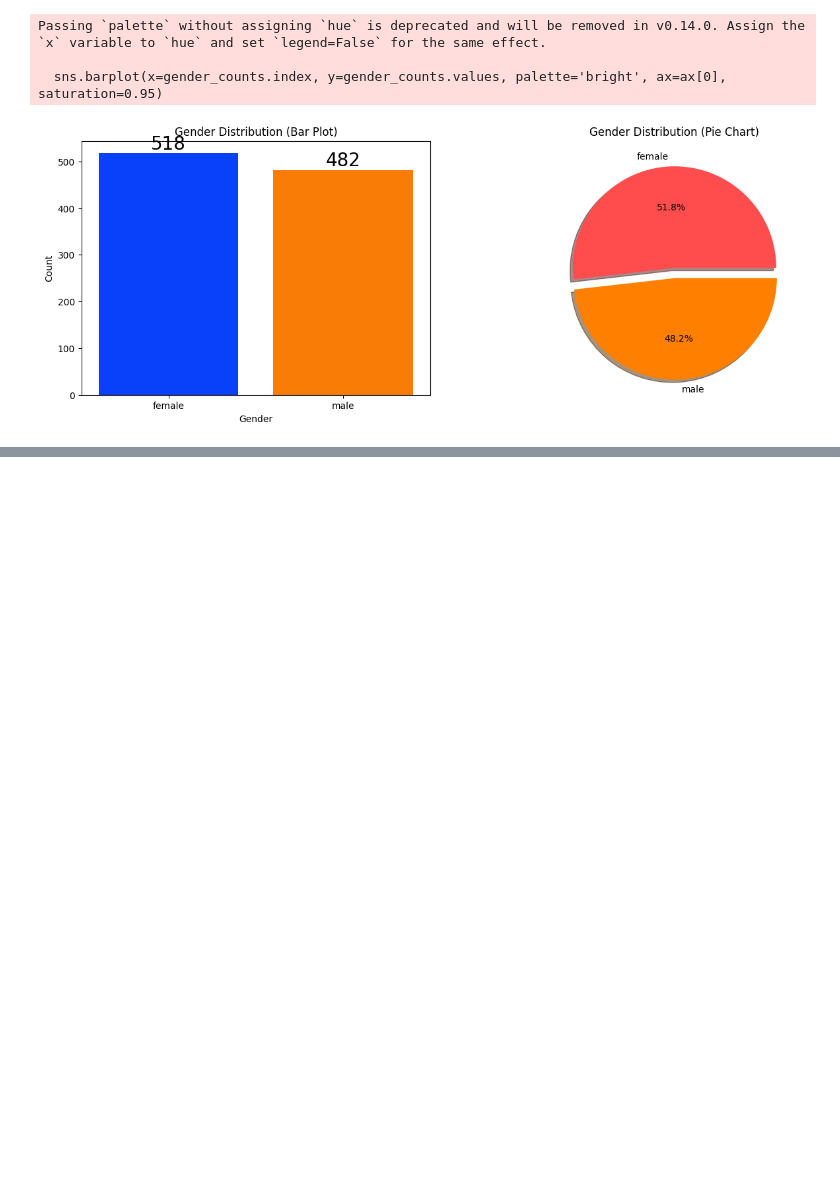
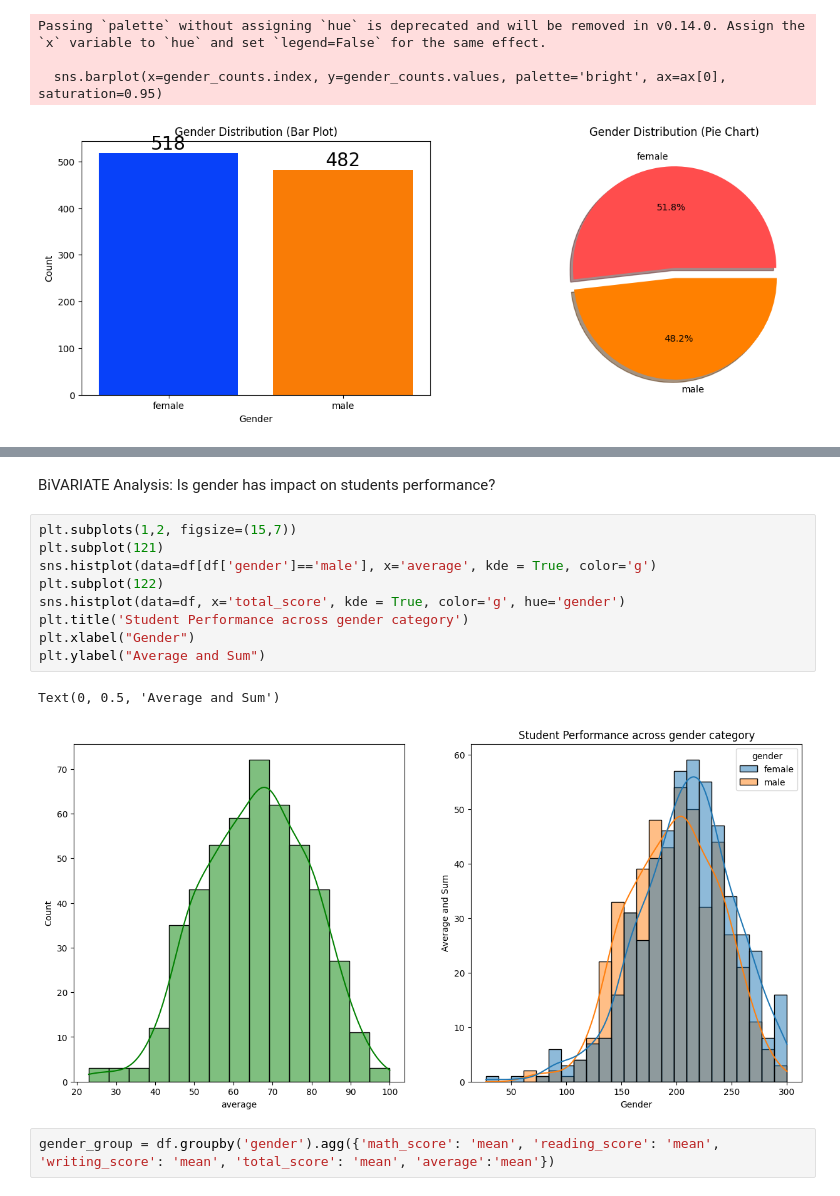
Before and after one commit to Noah369-Create/machine-learning, a Jupyter notebook: notebook/practice.ipynb, the cells around one changed output, grey strips where cells are left out. Saved outputs shown, nothing was run; the diff lists cells and outputs as text; blank space fills up the shorter version.

```diff
--- a/notebook/practice.ipynb
+++ b/notebook/practice.ipynb
@@ -392,0 +430,16 @@ ValueError: could not convert string to float: 'female'
+# %% [markdown]
+BiVARIATE Analysis: Is gender has impact on students performance?
+# %%
+plt.subplots(1,2, figsize=(15,7))
+plt.subplot(121)
+sns.histplot(data=df[df['gender']=='male'], x='average', kde = True, color='g')
+plt.subplot(122)
+sns.histplot(data=df, x='total_score', kde = True, color='g', hue='gender')
+plt.title('Student Performance across gender category')
+plt.xlabel("Gender")
+plt.ylabel("Average and Sum")
+# %% [output]
+Text(0, 0.5, 'Average and Sum')
+[figure, added]
+# %%
+gender_group = df.groupby('gender').agg({'math_score': 'mean', 'reading_score': 'mean', 'writing_score': 'mean', 'total_score': 'mean', 'average':'mean'})
```
Also changed, not shown: parts of 10 cells of this notebook.
